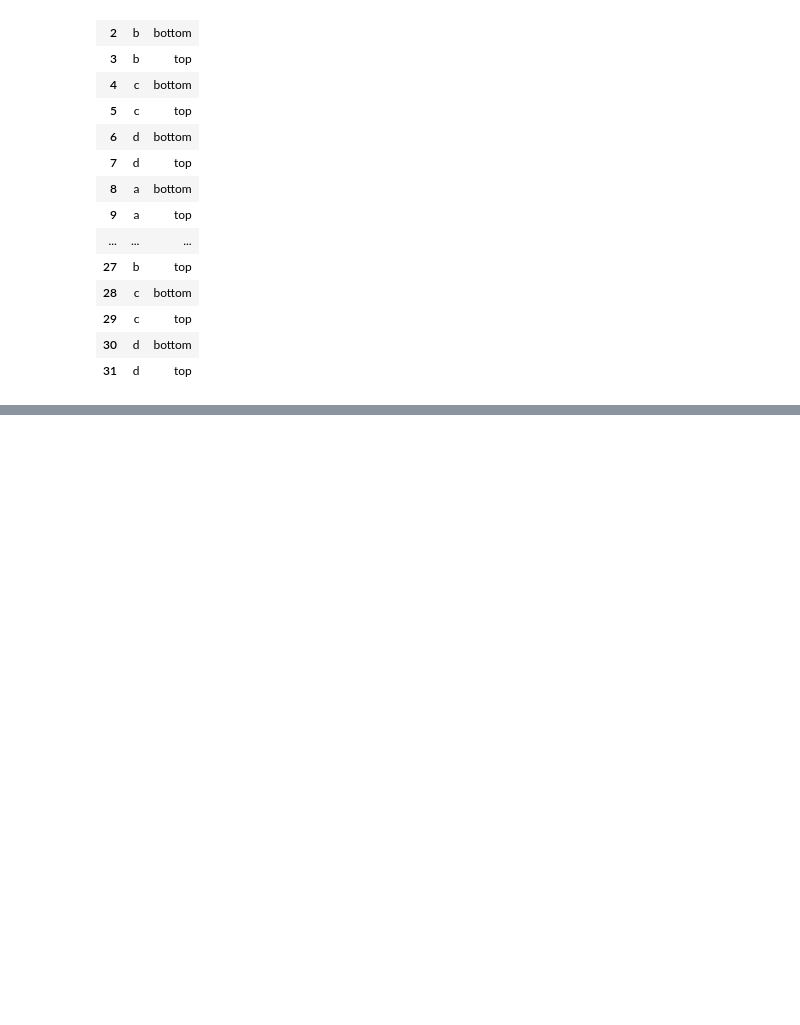
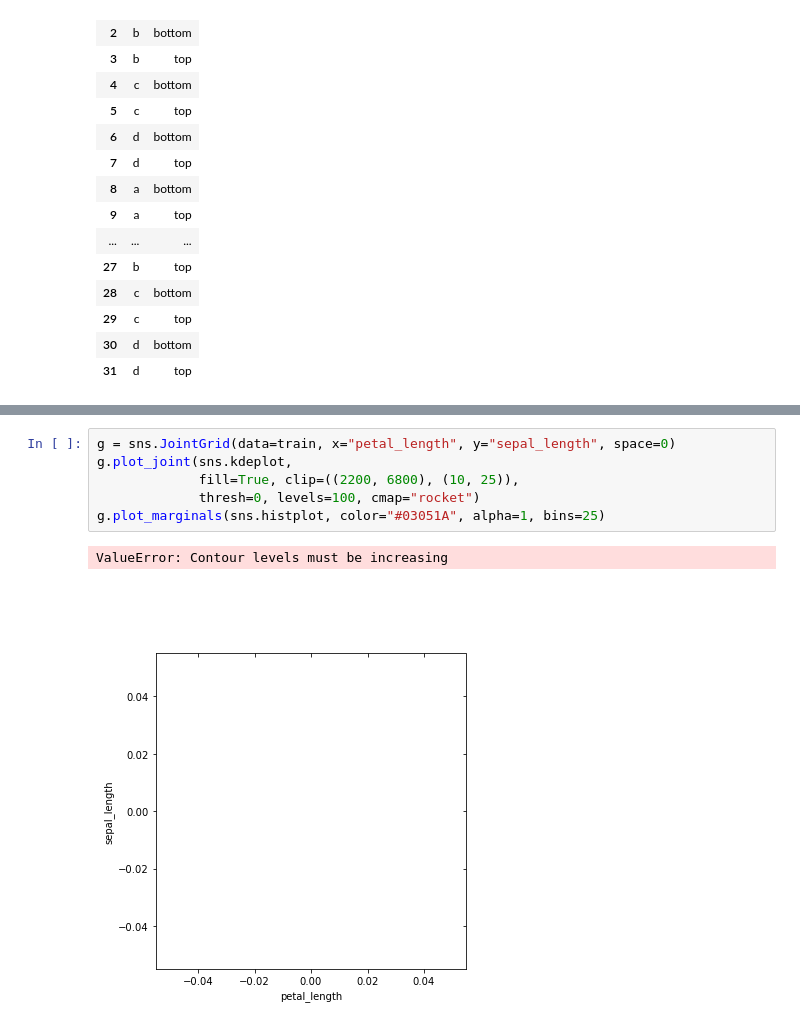
Before and after one commit to Laz-Lopez/classification-exercises, a Jupyter notebook: classification_exercises.ipynb, the cells around one changed output, grey strips where cells are left out. Cells and saved outputs as stored; diff of their text form; blank space fills up the shorter version.

```diff
--- a/classification_exercises.ipynb
+++ b/classification_exercises.ipynb
@@ -887,0 +951,9 @@ cake2
+# %%
+g = sns.JointGrid(data=train, x="petal_length", y="sepal_length", space=0)
+g.plot_joint(sns.kdeplot,
+             fill=True, clip=((2200, 6800), (10, 25)),
+             thresh=0, levels=100, cmap="rocket")
+g.plot_marginals(sns.histplot, color="#03051A", alpha=1, bins=25)
+# %% [output]
+ValueError: Contour levels must be increasing
+[figure, added]
```
Also changed, not shown: parts of 20 cells of this notebook.
